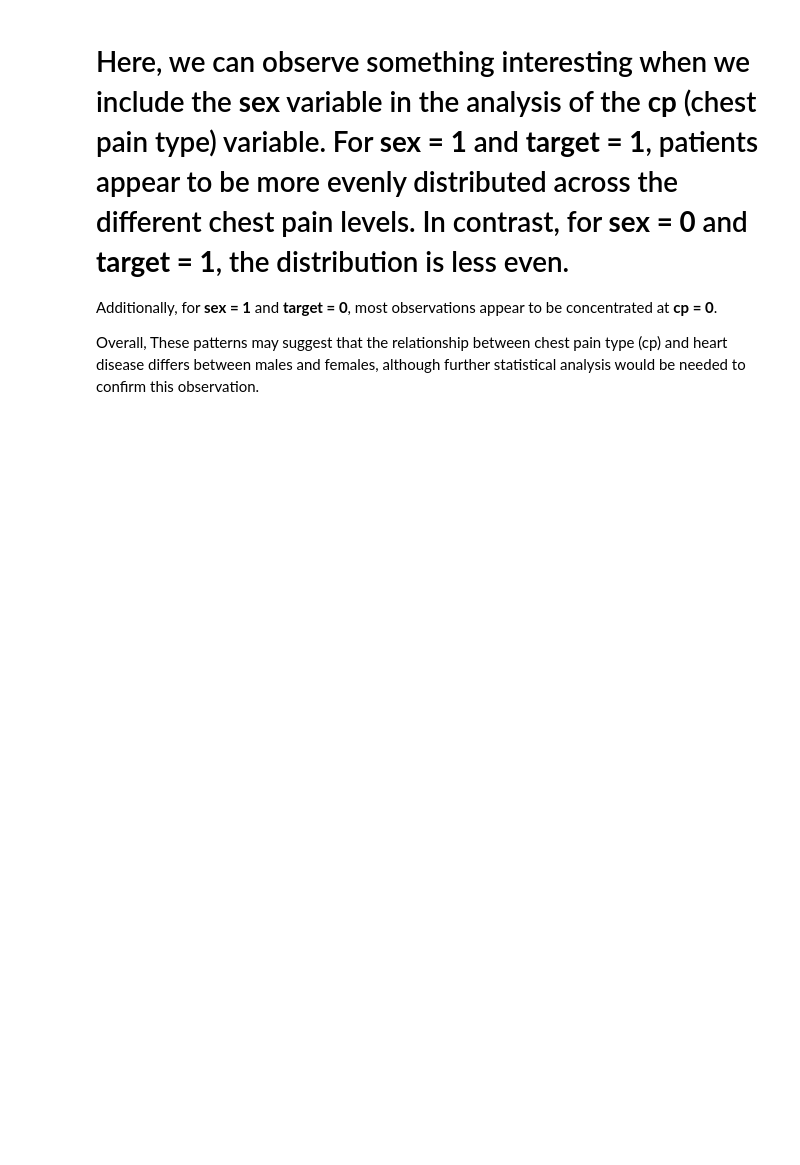
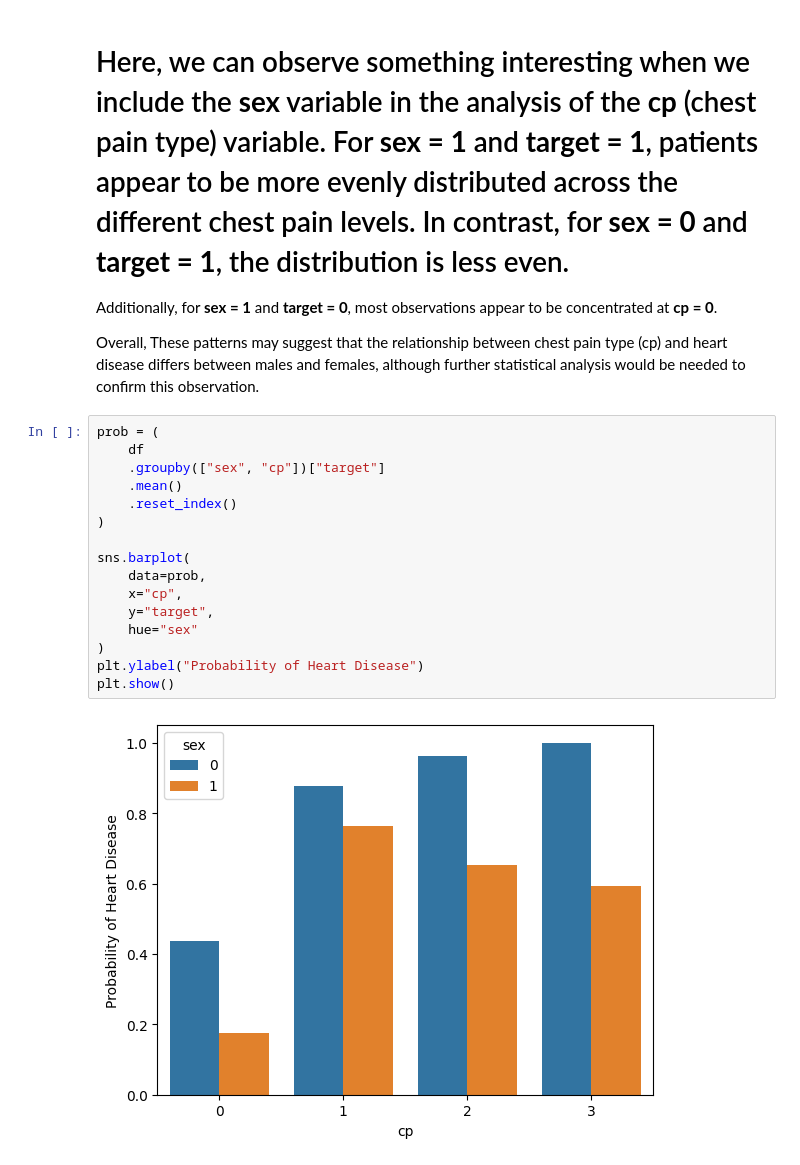
Before and after one commit to Wassiemkahlawi/heart-disease-ml-analysis, a Jupyter notebook: notebooks/01_eda.ipynb, the cells around one changed output. Saved outputs shown, nothing was run; the diff lists cells and outputs as text; blank space fills up the shorter version.

Commit message:
Made a visualisation on the probability of target in realtion to cp and sex

```diff
--- a/notebooks/01_eda.ipynb
+++ b/notebooks/01_eda.ipynb
@@ -378,3 +378,21 @@ sns.catplot(
 Additionally, for **sex = 1** and **target = 0**, most observations appear to be concentrated at **cp = 0**.
 
 Overall, These patterns may suggest that the relationship between chest pain type (cp) and heart disease differs between males and females, although further statistical analysis would be needed to confirm this observation.
+# %%
+prob = (
+    df
+    .groupby(["sex", "cp"])["target"]
+    .mean()
+    .reset_index()
+)
+
+sns.barplot(
+    data=prob,
+    x="cp",
+    y="target",
+    hue="sex"
+)
+plt.ylabel("Probability of Heart Disease")
+plt.show()
+# %% [output]
+[figure, added]
```
Also changed, not shown: parts of 2 cells of this notebook.
